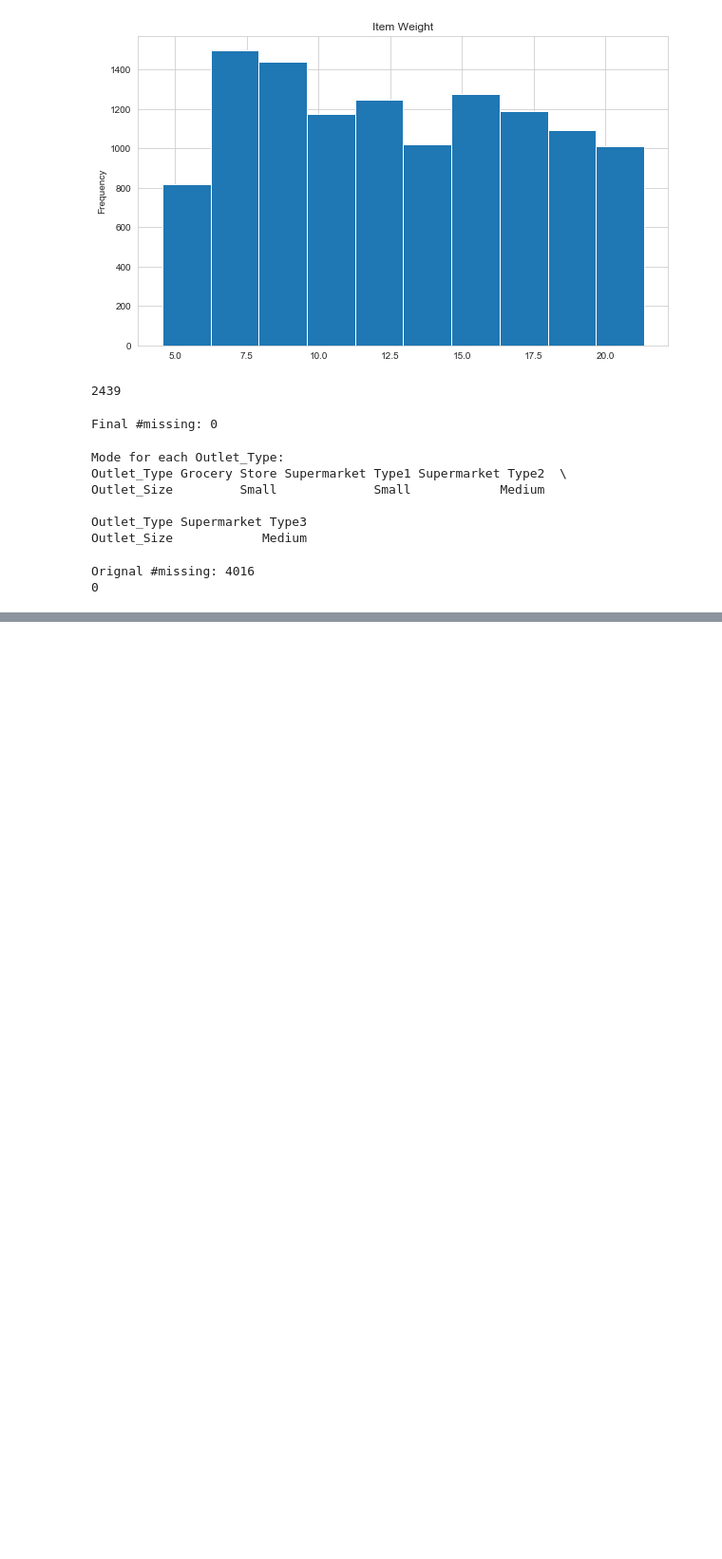
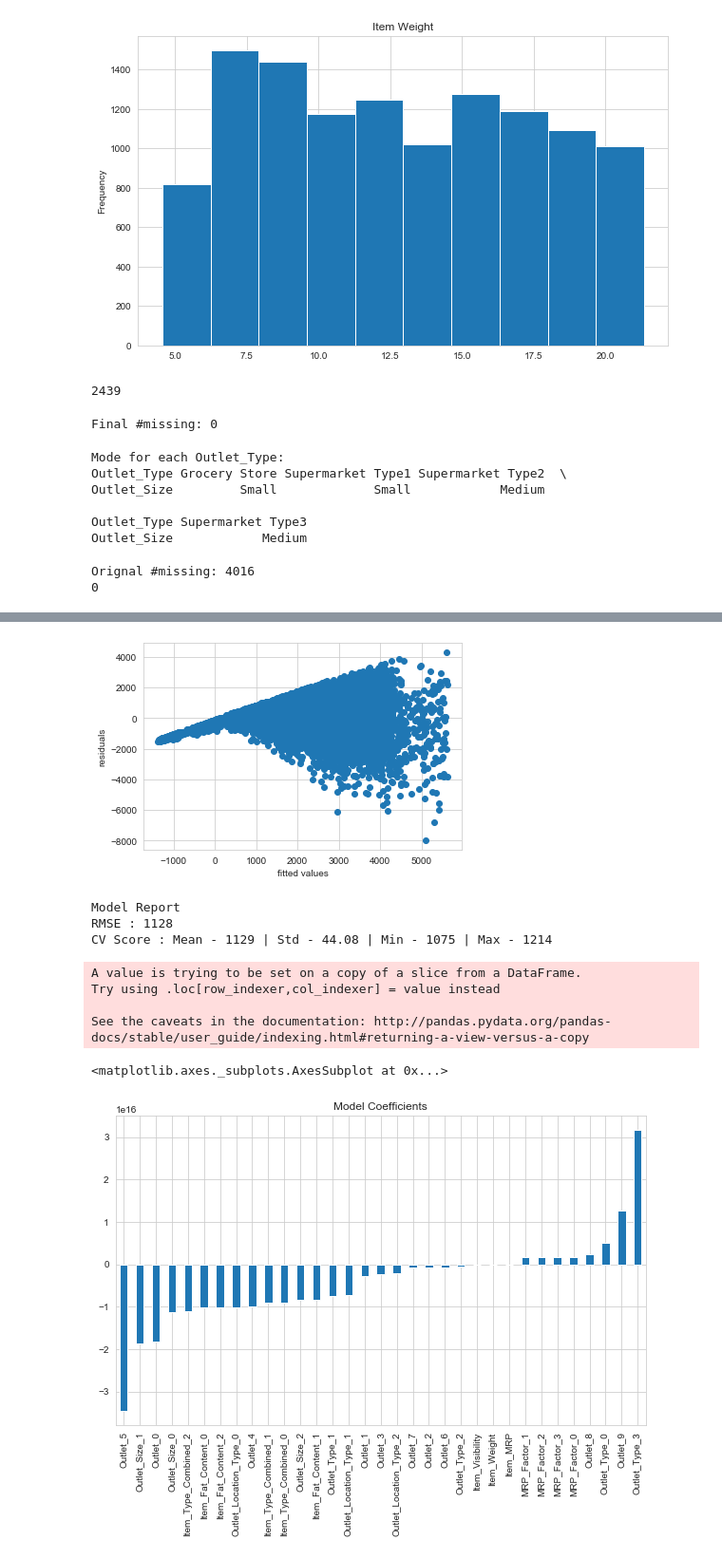
Before and after one commit to fsayfitdinov/big_mart_sales, a Jupyter notebook: BMS.ipynb, the cells around one changed output, grey strips where cells are left out. Shown: that part at 95% size. Saved outputs shown, nothing was run; the diff lists cells and outputs as text; code cells hidden in the pictures; blank space fills up the shorter version.

```diff
--- a/BMS.ipynb
+++ b/BMS.ipynb
@@ -221,0 +427,4 @@ Orignal #missing: 4016
+# %%
+test = data.loc[data['source']=="test"]
+# %%
+test.drop(['Item_Outlet_Sales','source'],axis=1,inplace=True)
@@ -221,0 +525,29 @@ Orignal #missing: 4016
+# %%
+### Linear Regression Model
+
+from sklearn.linear_model import LinearRegression, Ridge, Lasso
+predictors = [x for x in train.columns if x not in [target]+IDcol]
+# print predictors
+alg1 = LinearRegression(normalize=True)
+pred1 = np.nan
+modelfit(alg1, train, test, predictors, target, IDcol, 'alg1.csv', resid=True)
+
+
+coef1 = pd.Series(alg1.coef_, predictors).sort_values()
+coef1.plot(kind='bar', title='Model Coefficients', figsize=(10,6))
+
+#if you notice the coefficients, they are very large in magnitude which signifies overfitting.
+#To cater to this, we will use a ridge regression model.
+
+## residual vs fitted plot and model coefficients plot is given below
+# %% [output]
+[figure, added]
+Model Report
+RMSE : 1128
+CV Score : Mean - 1129 | Std - 44.08 | Min - 1075 | Max - 1214
+A value is trying to be set on a copy of a slice from a DataFrame.
+Try using .loc[row_indexer,col_indexer] = value instead
+
+See the caveats in the documentation: http://pandas.pydata.org/pandas-docs/stable/user_guide/indexing.html#returning-a-view-versus-a-copy
+<matplotlib.axes._subplots.AxesSubplot at 0x...>
+[figure, added]
```
Also changed, not shown: parts of 48 cells of this notebook, 5 other files.
